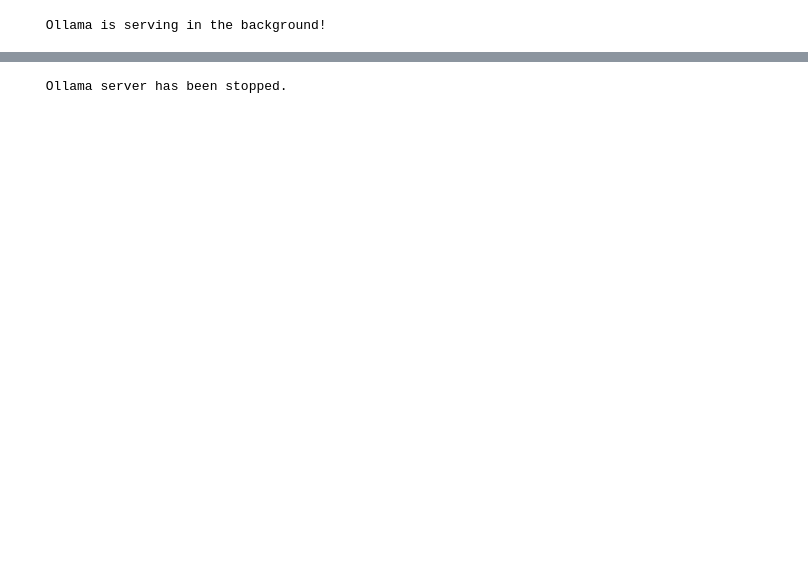
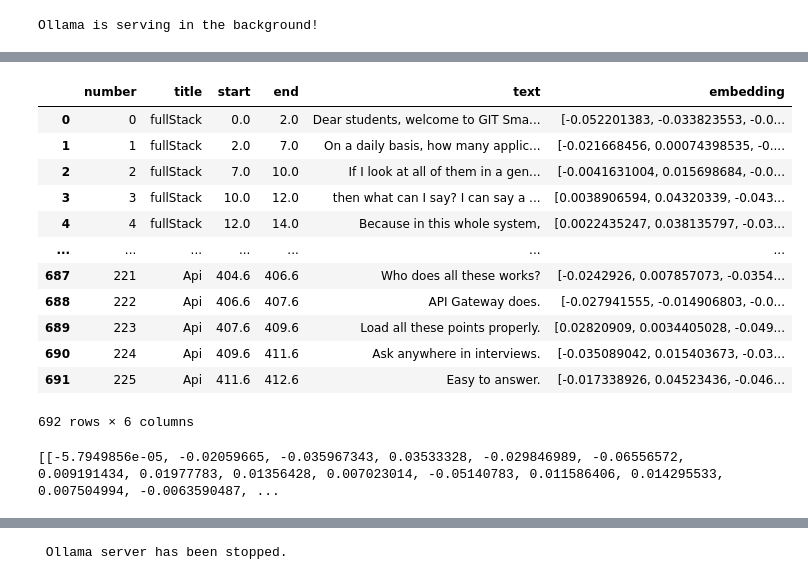
Before and after one commit to Anshd33p/RAG-based_ai, a Jupyter notebook: creating_embeddings.ipynb, the cells around one changed output, grey strips where cells are left out. Drawn from its saved outputs; the diff is of its cells as text; code cells hidden in the pictures; blank space fills up the shorter version.

Commit message:
Refactor embedding creation process and improve similarity calculation

```diff
--- a/creating_embeddings.ipynb
+++ b/creating_embeddings.ipynb
@@ -76,4 +121,41 @@ def create_embeddings(prompt):
 # %%
-response = create_embeddings("What is RAG-based AI?")
-print(response)
+# response = create_embeddings(["What is RAG-based AI?", "How does it work?"])
+# print(response)
+
+import os
+import json
+import pandas as pd
+jsons = os.listdir("jsons")
+my_dict = []
+if not os.path.exists("json_embeddings"):
+    os.makedirs("json_embeddings")
+
+
+    for json_file in jsons:
+        with open(os.path.join("jsons", json_file), "r") as f:
+            content = json.load(f)
+        text_list = [c["text"] for c in content["chunks"]]
+        embeddings = create_embeddings(text_list)
+
+        for i,chunk in enumerate(content["chunks"]):
+            chunk['embedding'] = embeddings[i]
+            my_dict.append(chunk)
+
+        with open(os.path.join("json_embeddings", json_file), "w") as f:
+            json.dump(content, f)
+
+    df = pd.DataFrame.from_records(my_dict)
+    print(df)
+
+else:
+    print("Embeddings already created. Loading from json_embeddings folder.")
+    jsons = os.listdir("json_embeddings")
+    for json_file in jsons:
+        with open(os.path.join("json_embeddings", json_file), "r") as f:
+            content = json.load(f)
+        for chunk in content["chunks"]:
+            my_dict.append(chunk)
+
+    df = pd.DataFrame.from_records(my_dict)
+    print(df)
 # %% [output]
@@ -80,0 +179,22 @@ print(response)
+# %%
+df
+# %% [output]
+|  | number | title | start | end | text | embedding |
+| 0 | 0 | fullStack | 0.0 | 2.0 | Dear students, welcome to GIT Sma... | [-0.052201383, -0.033823553, -0.0... |
+| 1 | 1 | fullStack | 2.0 | 7.0 | On a daily basis, how many applic... | [-0.021668456, 0.00074398535, -0.... |
+| 2 | 2 | fullStack | 7.0 | 10.0 | If I look at all of them in a gen... | [-0.0041631004, 0.015698684, -0.0... |
+| 3 | 3 | fullStack | 10.0 | 12.0 | then what can I say? I can say a ... | [0.0038906594, 0.04320339, -0.043... |
+| 4 | 4 | fullStack | 12.0 | 14.0 | Because in this whole system, | [0.0022435247, 0.038135797, -0.03... |
+| ... | ... | ... | ... | ... | ... | ... |
+| 687 | 221 | Api | 404.6 | 406.6 | Who does all these works? | [-0.0242926, 0.007857073, -0.0354... |
+| 688 | 222 | Api | 406.6 | 407.6 | API Gateway does. | [-0.027941555, -0.014906803, -0.0... |
+| 689 | 223 | Api | 407.6 | 409.6 | Load all these points properly. | [0.02820909, 0.0034405028, -0.049... |
+| 690 | 224 | Api | 409.6 | 411.6 | Ask anywhere in interviews. | [-0.035089042, 0.015403673, -0.03... |
+| 691 | 225 | Api | 411.6 | 412.6 | Easy to answer. | [-0.017338926, 0.04523436, -0.046... |
+692 rows × 6 columns
+# %%
+incoming_query = "where the api is used?"
+question_embedding = create_embeddings([incoming_query])
+print(question_embedding[0:10])
+# %% [output]
+[[-5.7949856e-05, -0.02059665, -0.035967343, 0.03533328, -0.029846989, -0.06556572, 0.009191434, 0.01977783, 0.01356428, 0.007023014, -0.05140783, 0.011586406, 0.014295533, 0.007504994, -0.0063590487, ...
```
Also changed, not shown: parts of 10 cells of this notebook, 1 other file.
